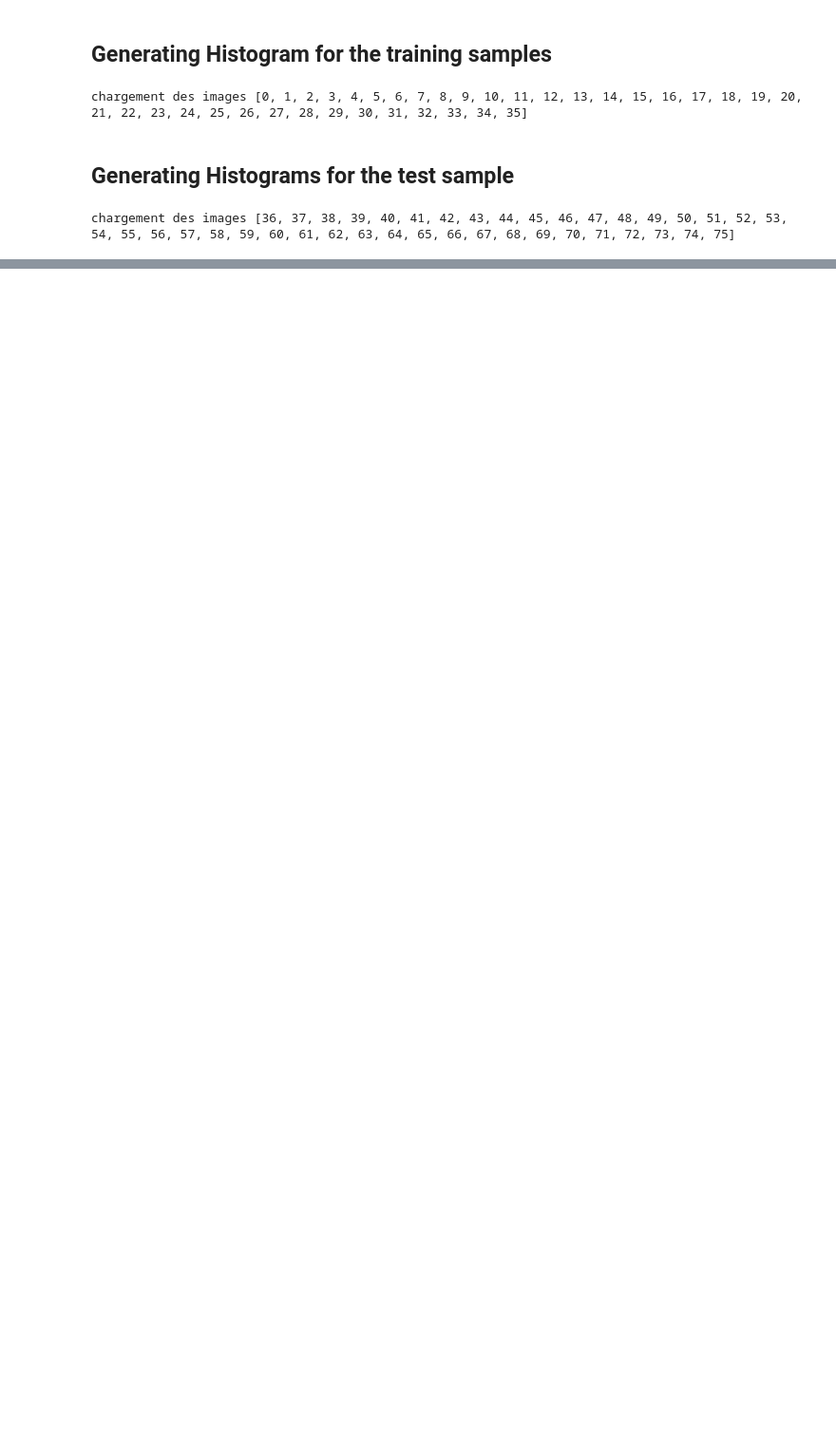
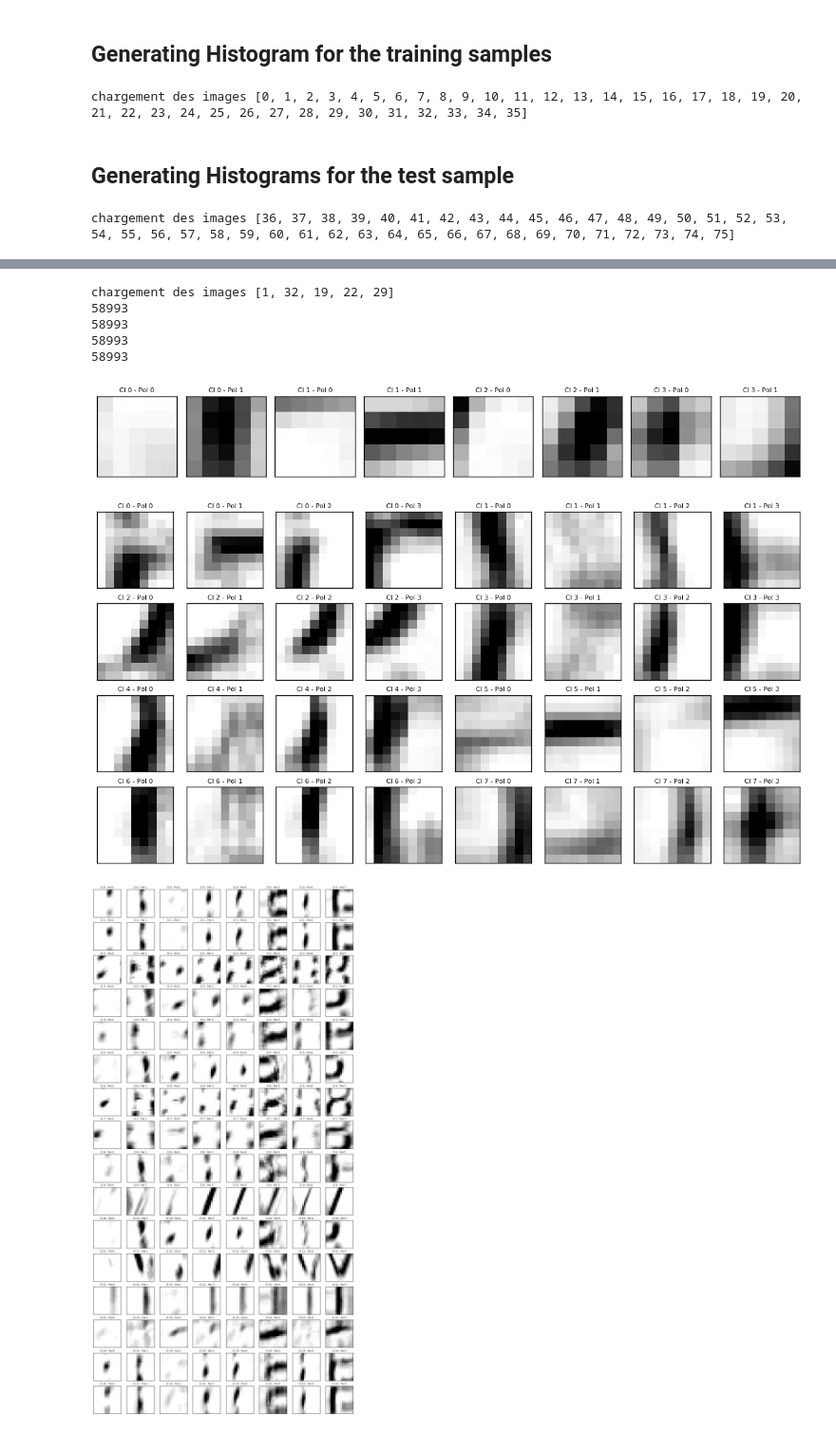
Before and after one commit to VictorBoutin/HOTS, a Jupyter notebook: Probe/Classifying.ipynb, the cells around one changed output, grey strips where cells are left out. Shown at 95% size. Saved outputs shown, nothing was run; the diff lists cells and outputs as text; code cells hidden in the pictures; blank space fills up the shorter version.

```diff
--- a/Probe/Classifying.ipynb
+++ b/Probe/Classifying.ipynb
@@ -125,0 +169,14 @@ Accuracy with Battacharrya classsifier: 85.00 %
+# %%
+tau = 0.02
+R = 2
+KN = 2
+nb_cluster = 4
+ImageSize = (32,32)
+# %%
+## Defining the network
+InputFilter = FilterNHBD(threshold=15,neighbourhood=2)
+L1 = ClusteringLayer(tau=tau, R=R, verbose=0)
+L2 = ClusteringLayer(tau=10*tau, R=2*R, verbose=0)
+L3 = ClusteringLayer(tau=10*10*tau, R=2*2*R, verbose=0)
+
+Net = Network([InputFilter,L1,L2,L3])
@@ -125,0 +185,21 @@ Accuracy with Battacharrya classsifier: 85.00 %
+# %%
+image_list = [1, 32, 19, 22, 29]
+event0 = Event(ImageSize=(32,32), ListPolarities=[-1,1])
+event0.LoadFromMat('../Data/ExtractedStabilized.mat',image_number=image_list)
+
+ClusterLayer, event_output = Net.TrainCluster(event = event0,nb_cluster=nb_cluster, KN=KN, NbCycle=10)
+# %% [output]
+chargement des images [1, 32, 19, 22, 29]
+58993
+58993
+58993
+58993
+# %%
+DisplaySurface2D(ClusterLayer[0].prototype, nb_polarities=2)
+#print(ClusterLayer[0].prototype.shape)
+DisplaySurface2D(ClusterLayer[1].prototype, nb_polarities=4)
+DisplaySurface2D(ClusterLayer[2].prototype, nb_polarities=8)
+# %% [output]
+[figure, added]
+[figure, added]
+[figure, added]
```
Also changed, not shown: parts of 30 cells of this notebook.
